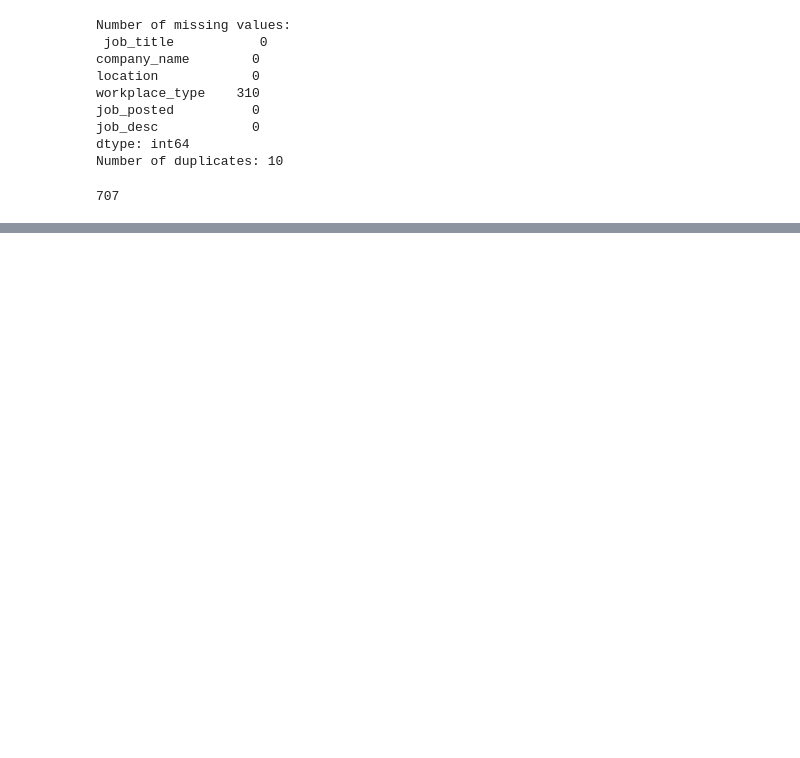
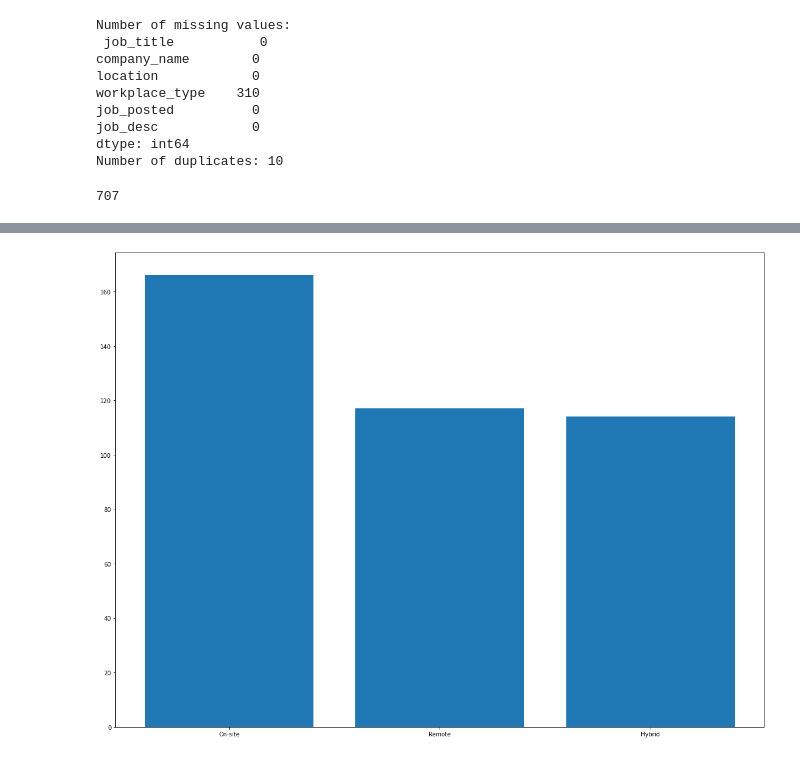
Before and after one commit to Ted0623/linkedin_proj, a Jupyter notebook: jobs_analysis.ipynb, the cells around one changed output, grey strips where cells are left out. Cells and saved outputs as stored; diff of their text form; code cells hidden in the pictures; blank space fills up the shorter version.

```diff
--- a/jobs_analysis.ipynb
+++ b/jobs_analysis.ipynb
@@ -80,0 +98,7 @@ plt.show()
+# %%
+# Type of workplace location
+wpdict=Counter(df.workplace_type)
+clean_dict = {k: v for k, v in wpdict.items() if k == k}
+sort_bar(clean_dict)
+# %% [output]
+[figure, added]
```
Also changed, not shown: parts of 6 cells of this notebook.
